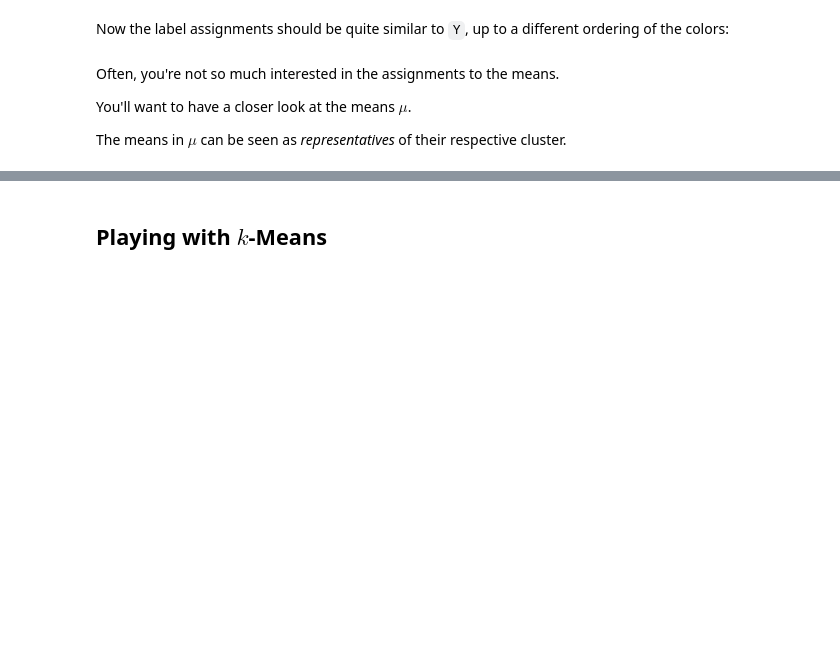
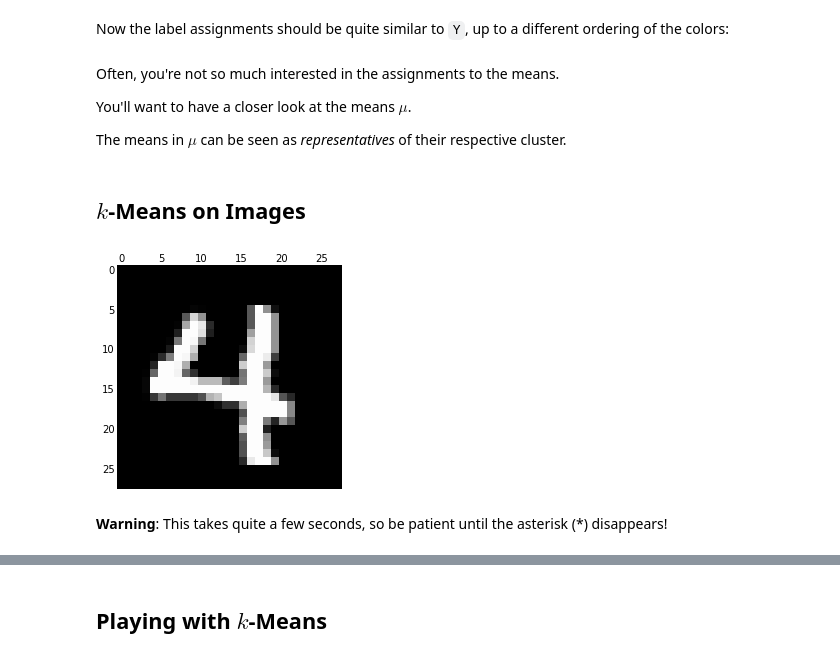
Before and after one commit to temporaer/tutorial_ml_gkbionics, a Jupyter notebook: KMeans.ipynb, the cells around one changed output, grey strips where cells are left out. Saved outputs shown, nothing was run; the diff lists cells and outputs as text; code cells hidden in the pictures; blank space fills up the shorter version.

Commit message:
pca & kmeans with MNIST

```diff
--- a/KMeans.ipynb
+++ b/KMeans.ipynb
@@ -44,3 +44,16 @@ plt.scatter(X[:,0], X[:,1], c=Y_hat, alpha=0.4)
 mu = kmeans.cluster_centers_
 plt.scatter(mu[:,0], mu[:,1], s=100, c=[0,1,2])
 print mu
+# %% [markdown]
+## $k$-Means on Images
+# %%
+plt.gray()
+from sklearn.datasets import fetch_mldata
+from sklearn.cluster import KMeans
+X = fetch_mldata("MNIST Original").values()[0][-5000:]
+# %%
+plt.matshow(X[2].reshape(28,28));
+# %% [output]
+[figure, added]
+# %% [markdown]
+**Warning**: This takes quite a few seconds, so be patient until the asterisk (*) disappears!
```
Also changed, not shown: parts of 2 cells of this notebook, 3 other files.
